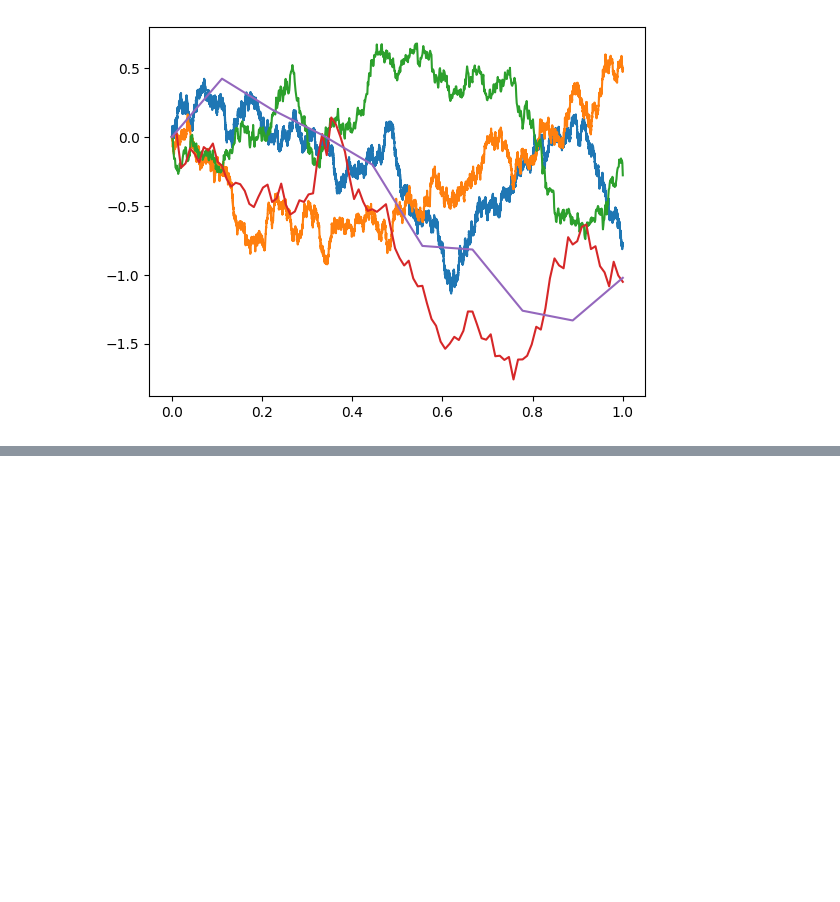
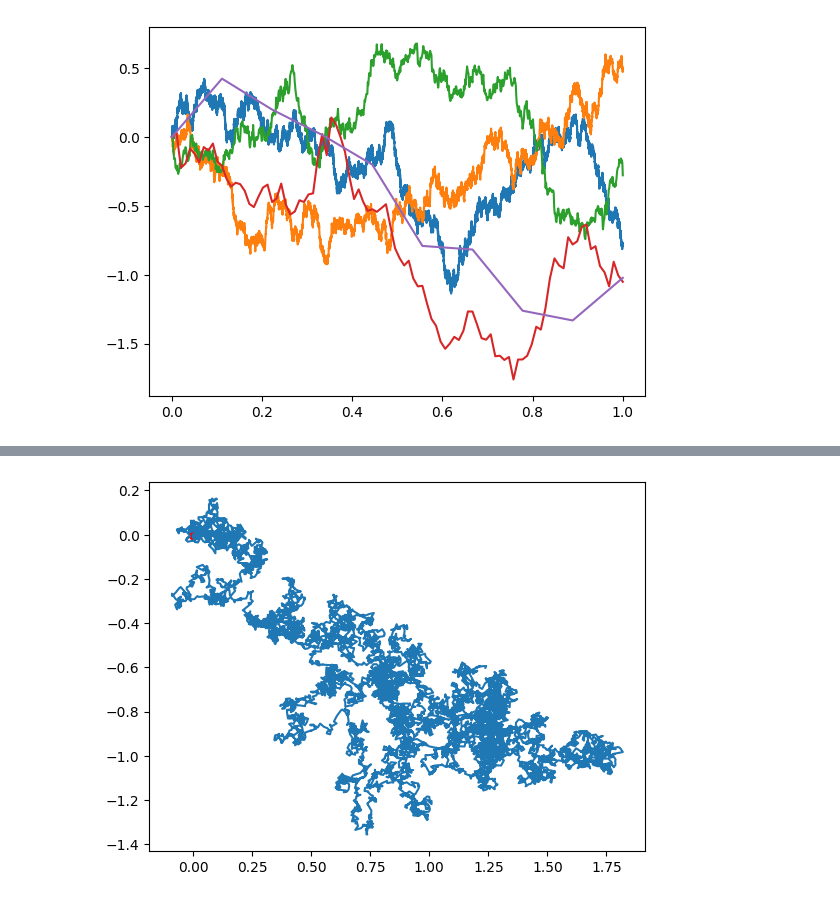
Before and after one commit to will-lynas/MATH0031-financial-mathematics, a Jupyter notebook: notebook.ipynb, the cells around one changed output, grey strips where cells are left out. Drawn from its saved outputs; the diff is of its cells as text; code cells hidden in the pictures; blank space fills up the shorter version.

```diff
--- a/notebook.ipynb
+++ b/notebook.ipynb
@@ -47,0 +47,4 @@ brownian_motion_2d([1000])
+# %%
+brownian_motion_2d(10_000)
+# %% [output]
+[figure, added]
```
Also changed, not shown: parts of 1 cell of this notebook.
